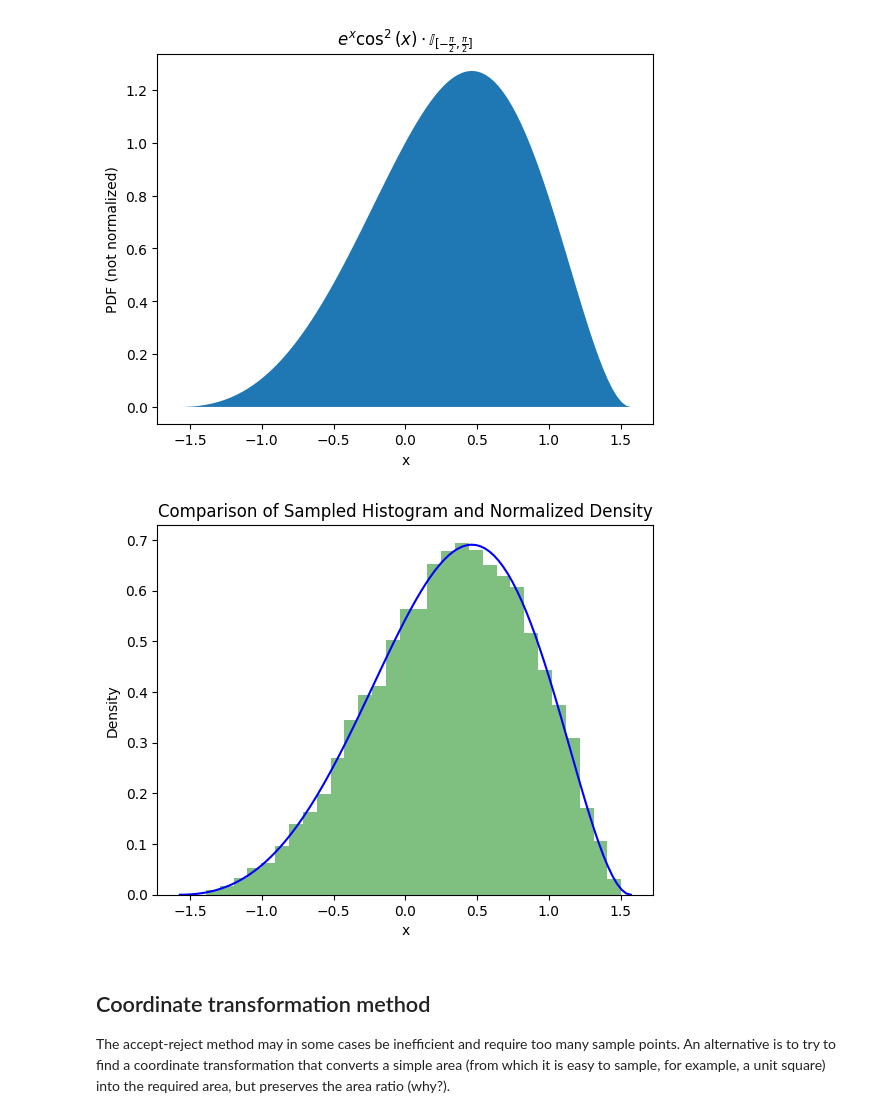
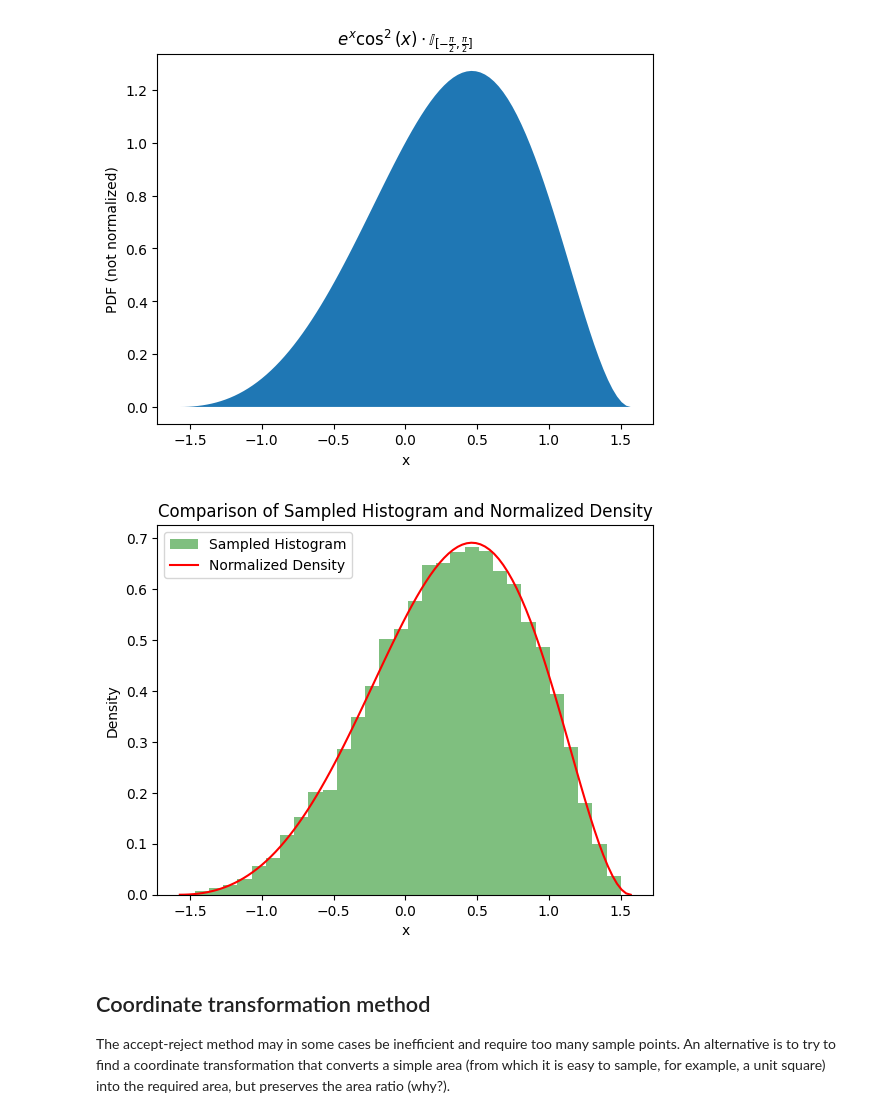
Before and after one commit to BattalovTN/Battalov_statprak, a Jupyter notebook: homework3.ipynb, the cells around one changed output. Drawn from its saved outputs; the diff is of its cells as text; code cells hidden in the pictures.

```diff
--- a/homework3.ipynb
+++ b/homework3.ipynb
@@ -198,35 +198,36 @@ Z, _ = quad(density, -np.pi/2, np.pi/2)
 # Нормируем плотность
 def normalized_density(x):
     return density(x) / Z
 
 def proposal_distribution(x):
     return np.ones_like(x) / np.pi
 x = np.linspace(-np.pi/2, np.pi/2, 1000)
 M = np.max(density(x)) * np.pi
 
 # Метод принятия-отклонения
 def accept_reject_sampling(n_samples):
     samples = []
     while len(samples) < n_samples:
         x = np.random.uniform(-np.pi/2, np.pi/2)
         u = np.random.uniform(0, 1)
         if u < density(x) / (M * proposal_distribution(x)):
             samples.append(x)
     return np.array(samples)
 
 samples = accept_reject_sampling(10000)
 
 #Строим график
 plt.figure()
 plt.hist(samples, bins=30, density=True, alpha=0.5, label='Sampled Histogram', color = 'green')
 x_vals = np.linspace(-np.pi/2, np.pi/2, 100)
-plt.plot(x_vals, normalized_density(x_vals), 'r-', label='Normalized Density', color='blue')
+plt.plot(x_vals, normalized_density(x_vals), 'r-', label='Normalized Density')
 plt.xlabel('x')
 plt.ylabel('Density')
 plt.title('Comparison of Sampled Histogram and Normalized Density')
+plt.legend()
 plt.show()
 # %% [output]
-[figure, old version]
+[figure, new version]
 # %% [markdown]
 ## Coordinate transformation method
 
```
Also changed, not shown: parts of 4 cells of this notebook.
